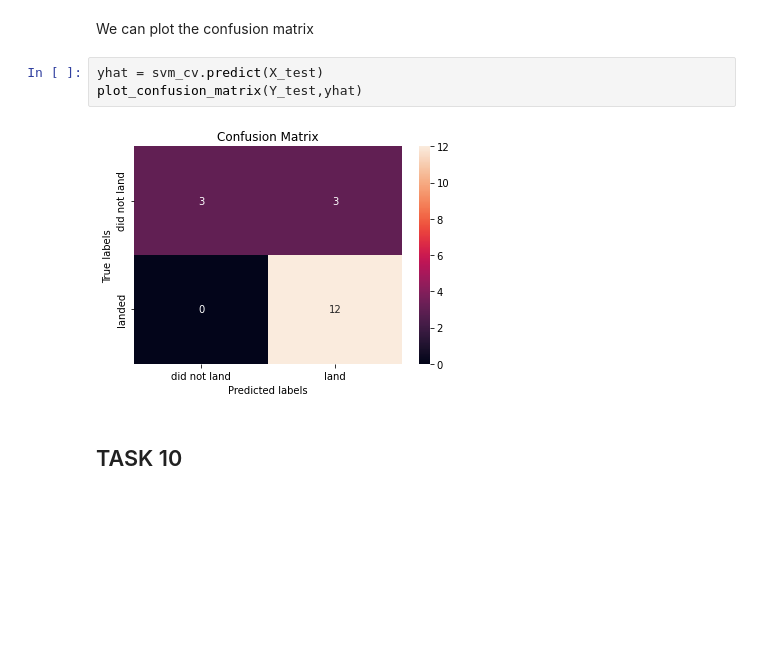
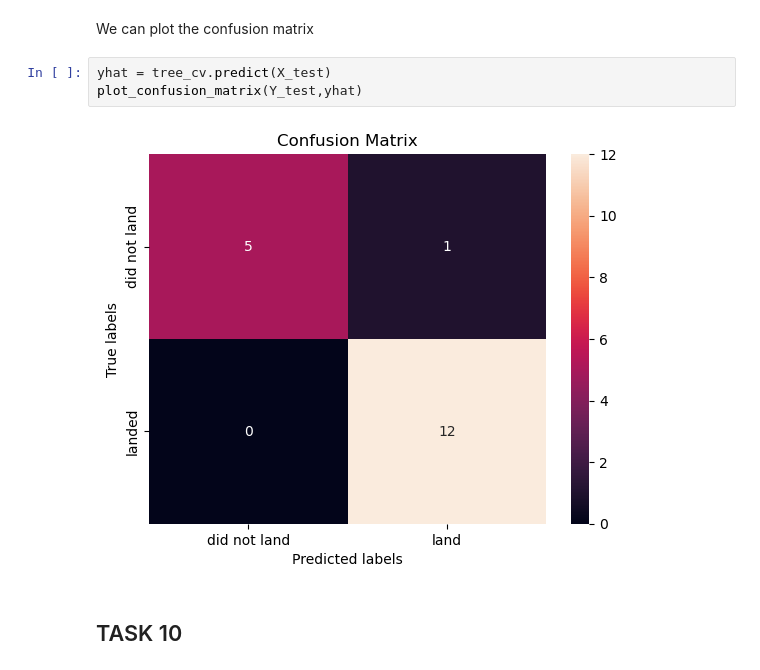
Before and after one commit to Nazalekser/IBM-Data-Science, a Jupyter notebook: 10-8-SpaceX_Machine Learning Prediction_Part_5.ipynb, the cells around one changed output. Drawn from its saved outputs; the diff is of its cells as text; blank space fills up the shorter version.

```diff
--- a/10-8-SpaceX_Machine Learning Prediction_Part_5.ipynb
+++ b/10-8-SpaceX_Machine Learning Prediction_Part_5.ipynb
@@ -274,10 +274,10 @@ tree_cv_score_best
 # %% [markdown]
 We can plot the confusion matrix
 # %%
-yhat = svm_cv.predict(X_test)
+yhat = tree_cv.predict(X_test)
 plot_confusion_matrix(Y_test,yhat)
 # %% [output]
-[figure, old version]
+[figure, new version]
 # %% [markdown]
 ## TASK  10
 # %% [markdown]
```
Also changed, not shown: parts of 5 cells of this notebook.
